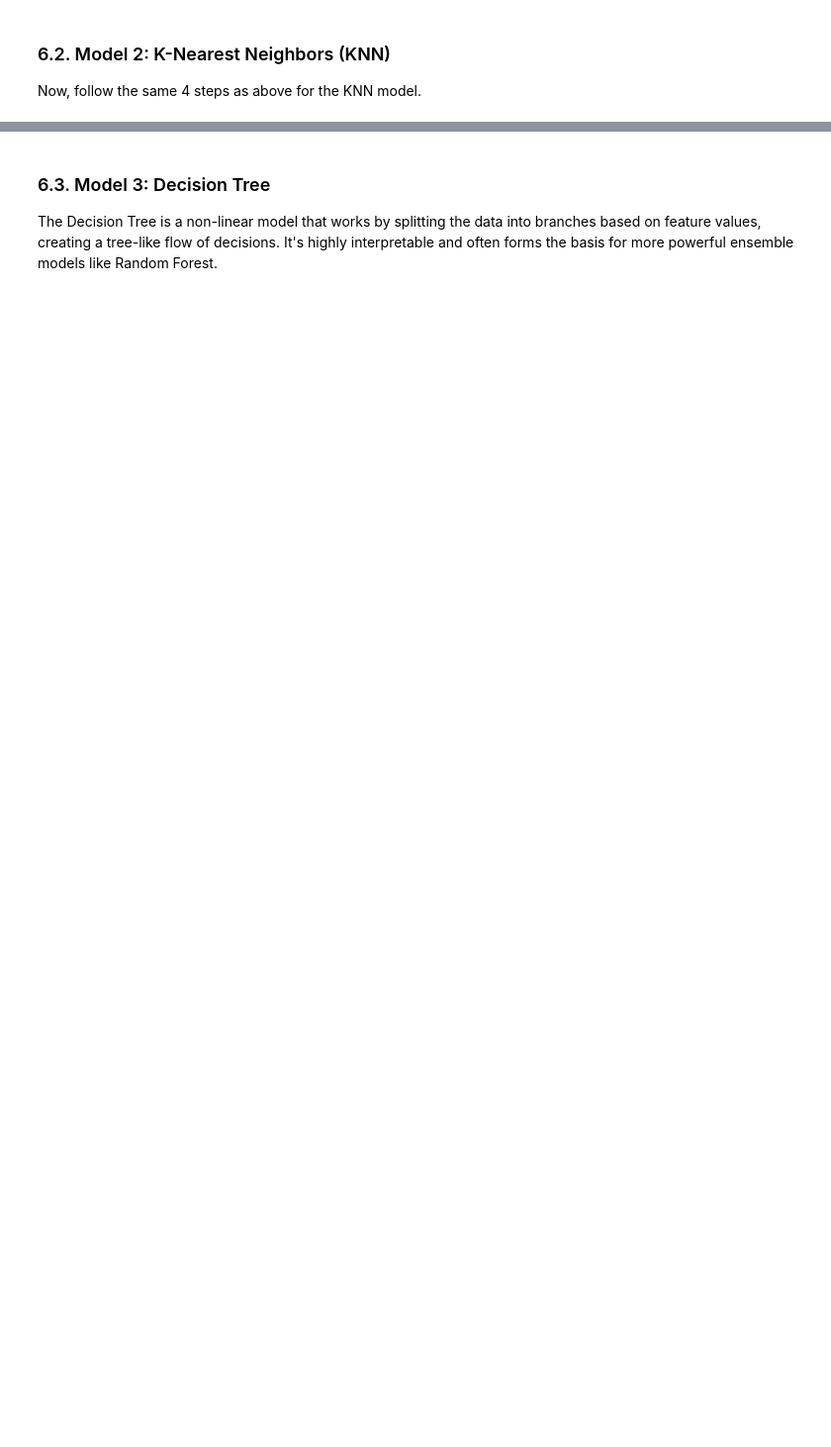
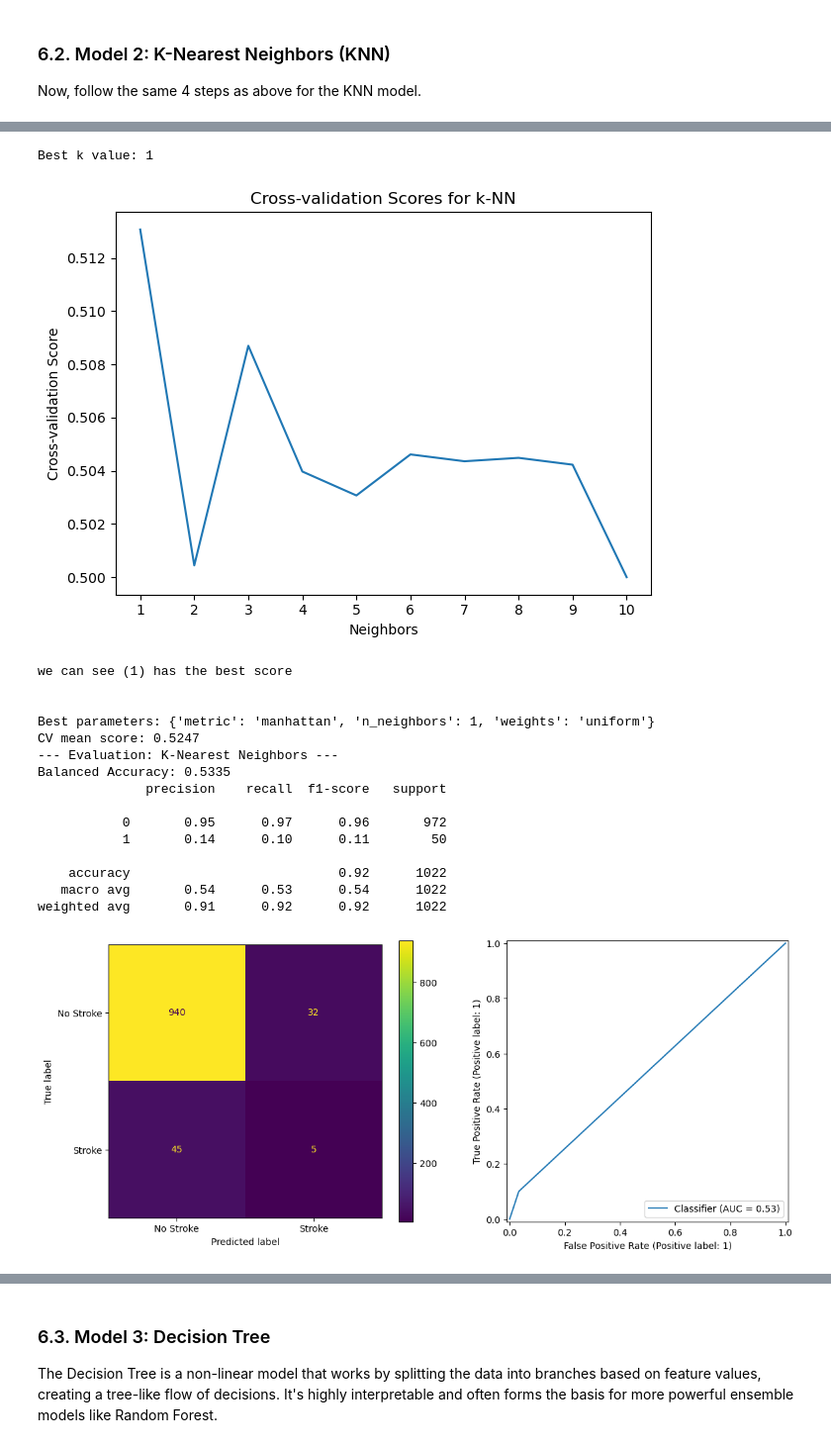
Before and after one commit to koba4real/MLDM-stroke-prediction-project, a Jupyter notebook: main-analysis.ipynb, the cells around one changed output, grey strips where cells are left out. Shown at 99% size. Drawn from its saved outputs; the diff is of its cells as text; code cells hidden in the pictures; blank space fills up the shorter version.

```diff
--- a/main-analysis.ipynb
+++ b/main-analysis.ipynb
@@ -1476,0 +1407,73 @@ ROC-AUC: 0.7474074074074074
+# %%
+
+k_values = list(range(1, 11))
+
+# Use cross-validation to evaluate the performance of each k value
+cv_scores = []
+for k in k_values:
+    knn = KNeighborsClassifier(n_neighbors=k)
+    scores = cross_val_score(knn, X_train, y_train, cv=5, scoring='balanced_accuracy')
+    cv_scores.append(scores.mean())
+
+# Find the k value that gives the best performance
+best_k = k_values[np.argmax(cv_scores)]
+print("Best k value:", best_k)
+
+plt.plot(k_values, cv_scores);
+plt.title('Cross-validation Scores for k-NN');
+plt.xticks(k_values);
+plt.xlabel('Neighbors');
+plt.ylabel('Cross-validation Score');
+plt.tight_layout();
+plt.show();
+print(f"""
+
+we can see ({best_k}) has the best score
+
+""")
+
+
+
+
+
+params = {
+    "n_neighbors": list(range(1, 11)),
+    "weights": ["uniform", "distance"],
+    "metric": ["euclidean", "chebyshev", "minkowski", "manhattan"]
+}
+
+knn_clf = KNeighborsClassifier()
+
+knn = GridSearchCV(knn_clf, params, scoring="balanced_accuracy")
+knn.fit(X_train, y_train)
+
+
+
+# Evaluate best‐found estimator on the test set
+evaluate_grid_search(
+    grid_search=knn,
+    X_test=X_test,
+    y_test=y_test,
+    results=results,
+    name="K-Nearest Neighbors",
+    show_plots=True
+)
+# %% [output]
+Best k value: 1
+[figure, added]
+we can see (1) has the best score
+
+
+Best parameters: {'metric': 'manhattan', 'n_neighbors': 1, 'weights': 'uniform'}
+CV mean score: 0.5247
+--- Evaluation: K-Nearest Neighbors ---
+Balanced Accuracy: 0.5335
+              precision    recall  f1-score   support
+
+           0       0.95      0.97      0.96       972
+           1       0.14      0.10      0.11        50
+
+    accuracy                           0.92      1022
+   macro avg       0.54      0.53      0.54      1022
+weighted avg       0.91      0.92      0.92      1022
+[figure, added]
```
Also changed, not shown: parts of 93 cells of this notebook.
